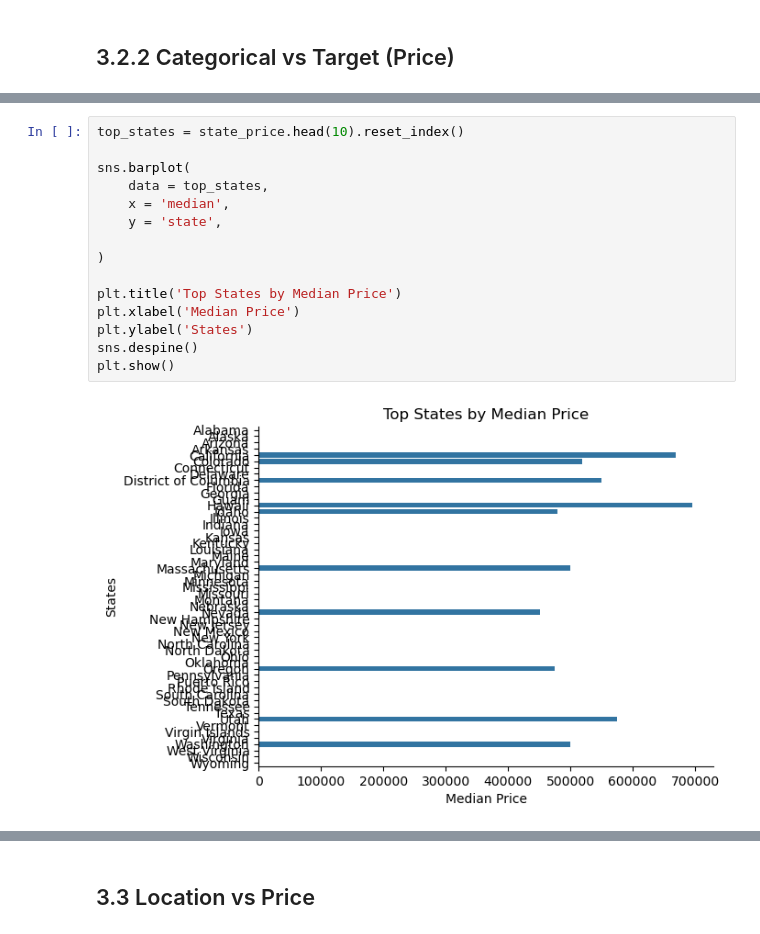
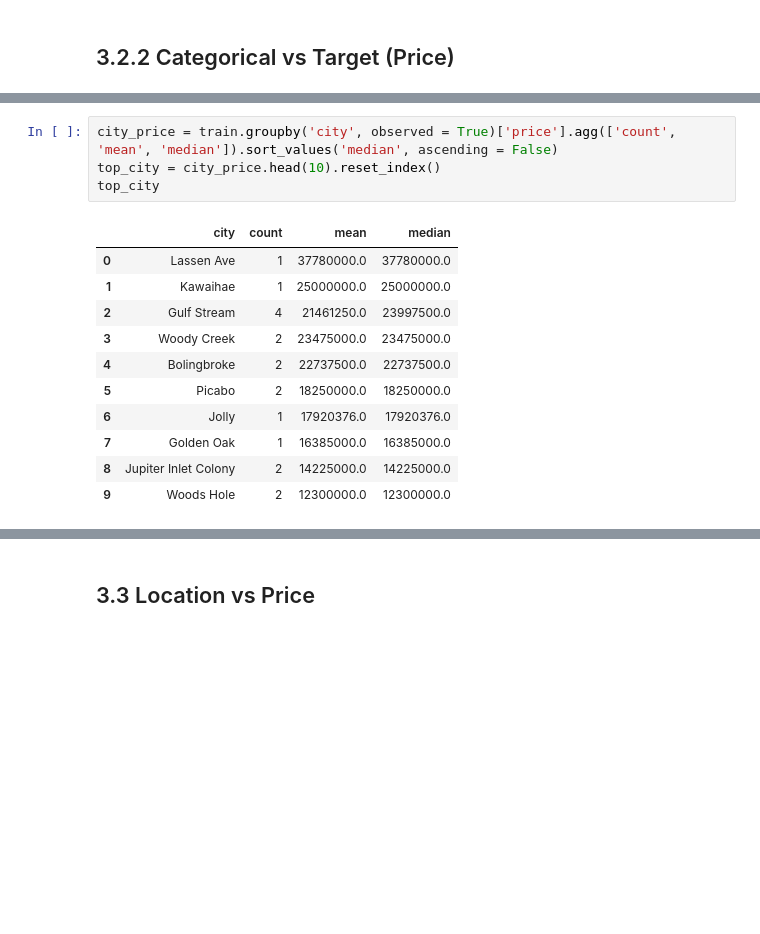
Before and after one commit to Kartika-Nidhi/DS_Projects, a Jupyter notebook: USARealEstatePricePrediction.ipynb, the cells around one changed output, grey strips where cells are left out. Cells and saved outputs as stored; diff of their text form; blank space fills up the shorter version.

```diff
--- a/USARealEstatePricePrediction.ipynb
+++ b/USARealEstatePricePrediction.ipynb
@@ -903,17 +903,16 @@ state_price.head(10)
-# %%
-top_states = state_price.head(10).reset_index()
-
-sns.barplot(
-    data = top_states,
-    x = 'median',
-    y = 'state',
-
-)
-
-plt.title('Top States by Median Price')
-plt.xlabel('Median Price')
-plt.ylabel('States')
-sns.despine()
-plt.show()
-# %% [output]
-[figure, removed]
+# %%
+city_price = train.groupby('city', observed = True)['price'].agg(['count', 'mean', 'median']).sort_values('median', ascending = False)
+top_city = city_price.head(10).reset_index()
+top_city
+# %% [output]
+|  | city | count | mean | median |
+| 0 | Lassen Ave | 1 | 37780000.0 | 37780000.0 |
+| 1 | Kawaihae | 1 | 25000000.0 | 25000000.0 |
+| 2 | Gulf Stream | 4 | 21461250.0 | 23997500.0 |
+| 3 | Woody Creek | 2 | 23475000.0 | 23475000.0 |
+| 4 | Bolingbroke | 2 | 22737500.0 | 22737500.0 |
+| 5 | Picabo | 2 | 18250000.0 | 18250000.0 |
+| 6 | Jolly | 1 | 17920376.0 | 17920376.0 |
+| 7 | Golden Oak | 1 | 16385000.0 | 16385000.0 |
+| 8 | Jupiter Inlet Colony | 2 | 14225000.0 | 14225000.0 |
+| 9 | Woods Hole | 2 | 12300000.0 | 12300000.0 |
```
Also changed, not shown: parts of 7 cells of this notebook.
